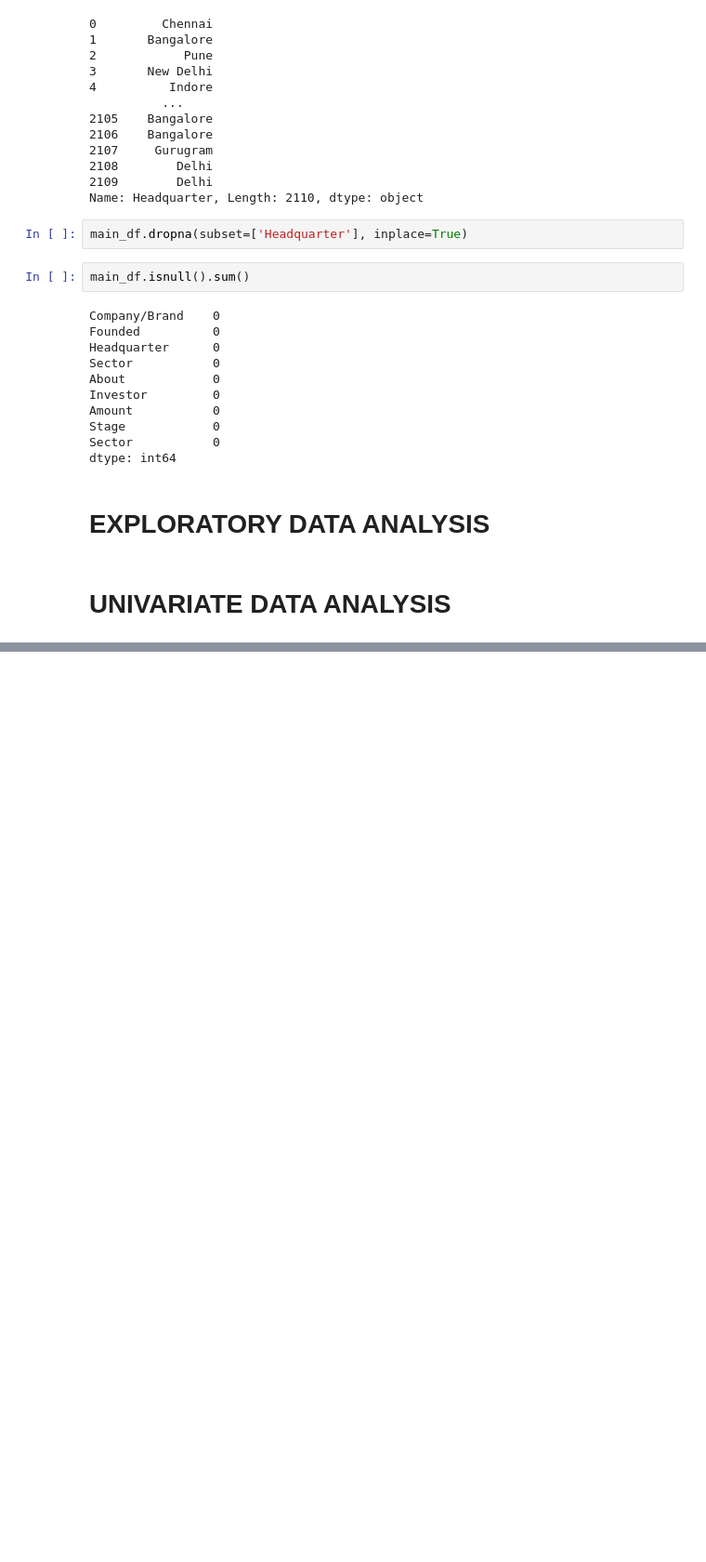
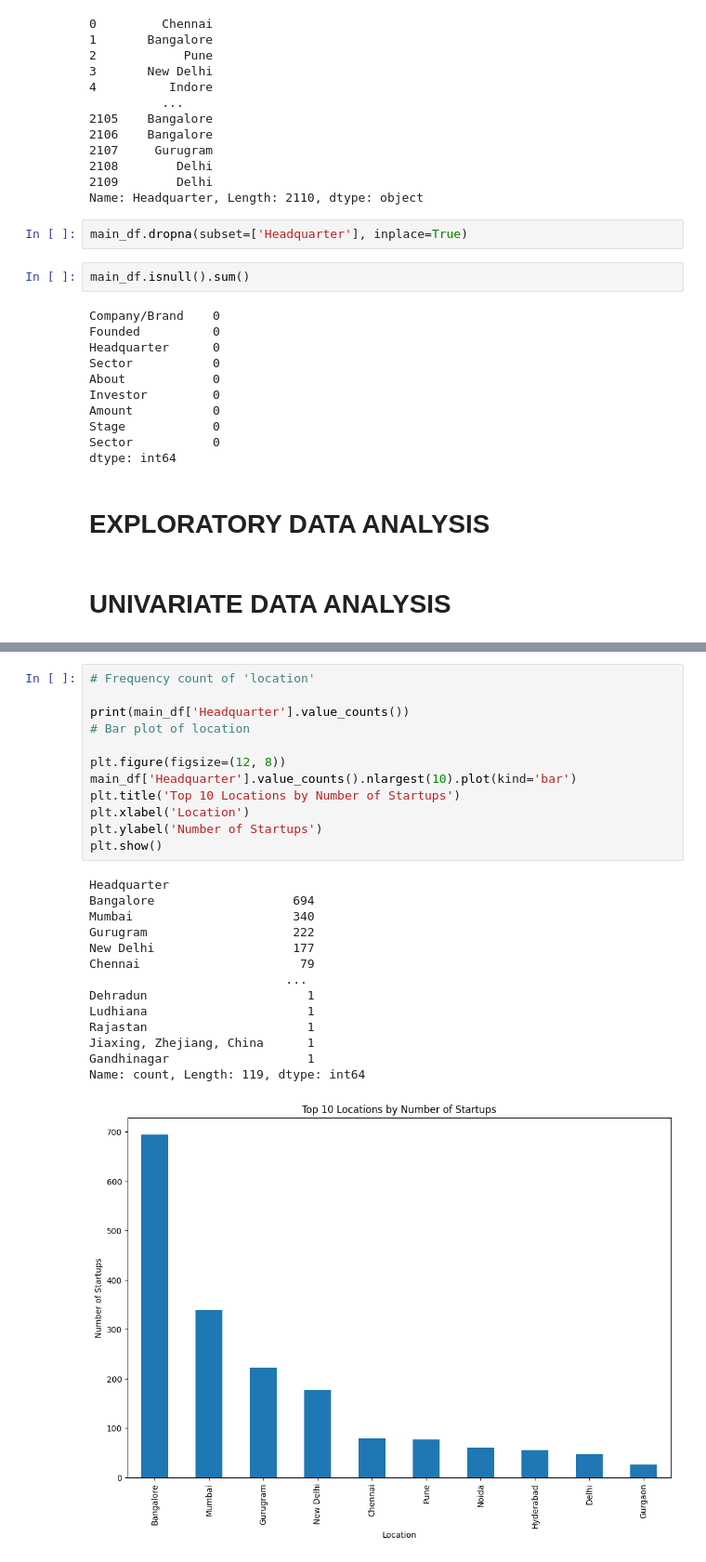
Before and after one commit to Amarquaye009/FIRST-PROJECT---CUSTOMER-CHURN-ANALYSIS, a Jupyter notebook: main.ipynb, the cells around one changed output, grey strips where cells are left out. Shown: that part at 93% size. Saved outputs shown, nothing was run; the diff lists cells and outputs as text; blank space fills up the shorter version.

```diff
--- a/main.ipynb
+++ b/main.ipynb
@@ -694,0 +742,27 @@ dtype: int64
+# %%
+# Frequency count of 'location'
+
+print(main_df['Headquarter'].value_counts())
+# Bar plot of location
+
+plt.figure(figsize=(12, 8))
+main_df['Headquarter'].value_counts().nlargest(10).plot(kind='bar')
+plt.title('Top 10 Locations by Number of Startups')
+plt.xlabel('Location')
+plt.ylabel('Number of Startups')
+plt.show()
+# %% [output]
+Headquarter
+Bangalore                   694
+Mumbai                      340
+Gurugram                    222
+New Delhi                   177
+Chennai                      79
+                           ...
+Dehradun                      1
+Ludhiana                      1
+Rajastan                      1
+Jiaxing, Zhejiang, China      1
+Gandhinagar                   1
+Name: count, Length: 119, dtype: int64
+[figure, added]
```
Also changed, not shown: parts of 7 cells of this notebook.
